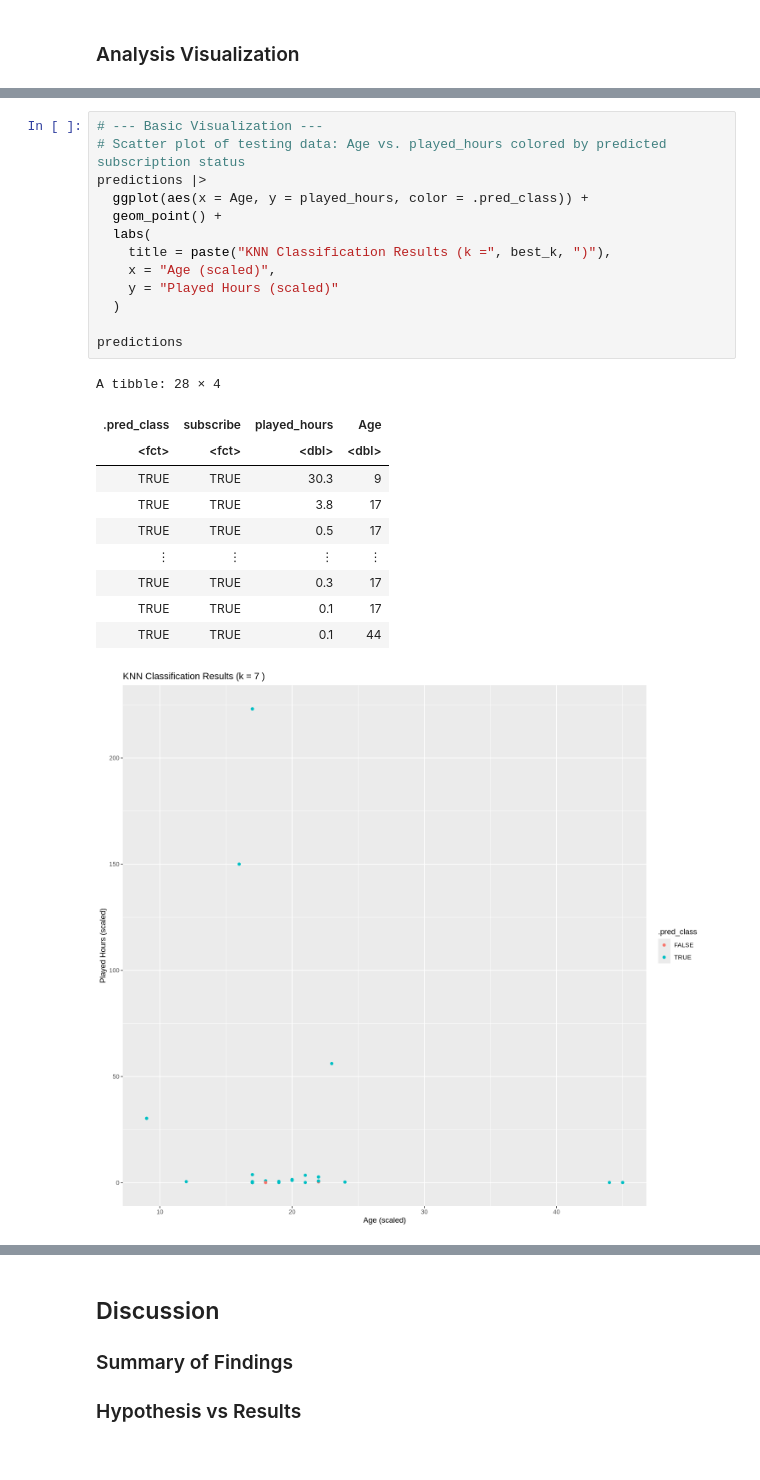
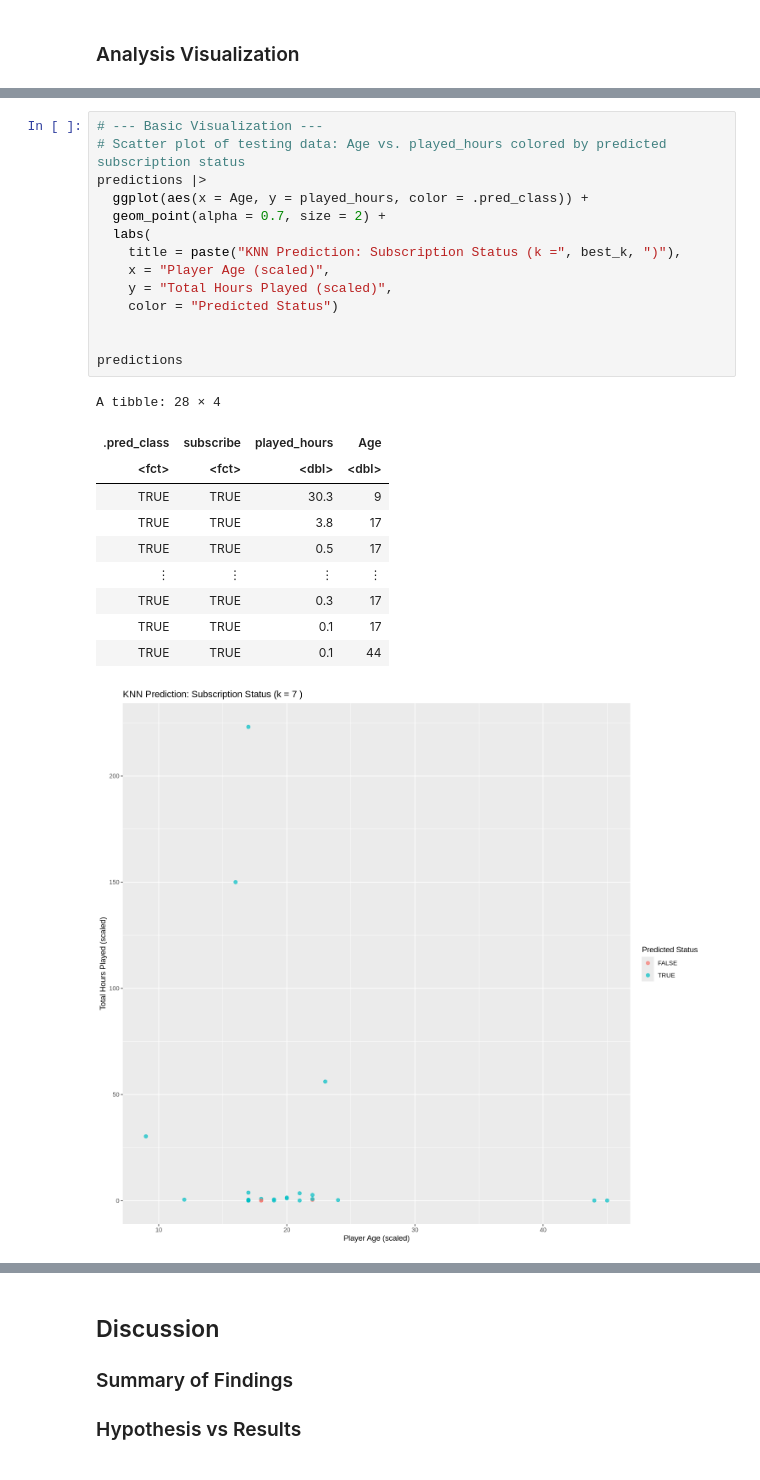
Before and after one commit to lucy-diaz/DSCIprojectgroup34, a Jupyter notebook: group_34_project.ipynb, the cells around one changed output, grey strips where cells are left out. Cells and saved outputs as stored; diff of their text form.

Commit message:
Added Analysis visualizations

```diff
--- a/group_34_project.ipynb
+++ b/group_34_project.ipynb
@@ -196,25 +212,26 @@ A tibble: 28 × 4
 # %%
 # --- Basic Visualization ---
 # Scatter plot of testing data: Age vs. played_hours colored by predicted subscription status
 predictions |>
   ggplot(aes(x = Age, y = played_hours, color = .pred_class)) +
-  geom_point() +
+  geom_point(alpha = 0.7, size = 2) +
   labs(
-    title = paste("KNN Classification Results (k =", best_k, ")"),
-    x = "Age (scaled)",
-    y = "Played Hours (scaled)"
-  )
+    title = paste("KNN Prediction: Subscription Status (k =", best_k, ")"),
+    x = "Player Age (scaled)",
+    y = "Total Hours Played (scaled)",
+    color = "Predicted Status")
+
 
 predictions
 # %% [output]
 A tibble: 28 × 4
 | .pred_class | subscribe | played_hours | Age |
 | <fct> | <fct> | <dbl> | <dbl> |
 | TRUE | TRUE | 30.3 | 9 |
 | TRUE | TRUE | 3.8 | 17 |
 | TRUE | TRUE | 0.5 | 17 |
 | ⋮ | ⋮ | ⋮ | ⋮ |
 | TRUE | TRUE | 0.3 | 17 |
 | TRUE | TRUE | 0.1 | 17 |
 | TRUE | TRUE | 0.1 | 44 |
-[figure, old version]
+[figure, new version]
```
Also changed, not shown: parts of 3 cells of this notebook.
